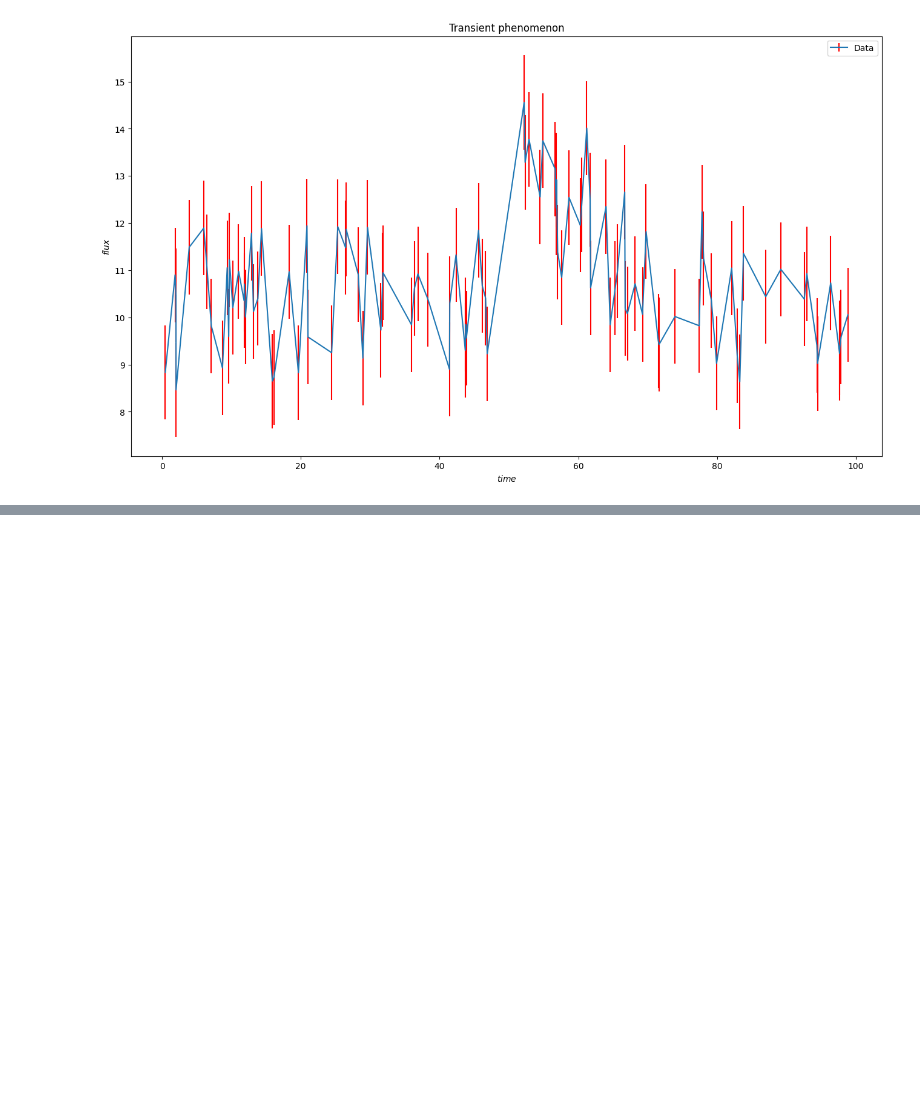
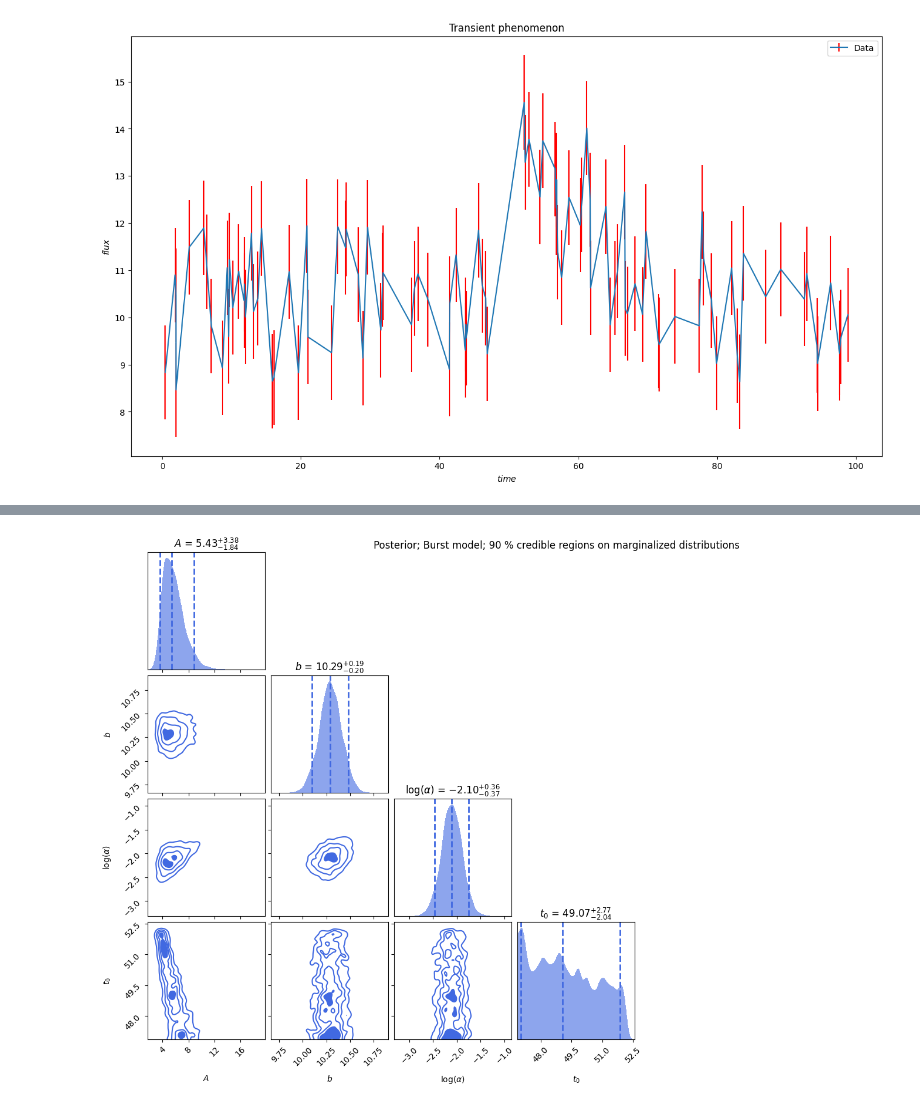
Before and after one commit to F3Solid/astrostatistics_bicocca_2024_exercises, a Jupyter notebook: L12/transient_universe.ipynb, the cells around one changed output, grey strips where cells are left out. Drawn from its saved outputs; the diff is of its cells as text; code cells hidden in the pictures; blank space fills up the shorter version.

```diff
--- a/L12/transient_universe.ipynb
+++ b/L12/transient_universe.ipynb
@@ -325,0 +258,16 @@ plt.show()
+# %%
+# Corner plot
+cfig, caxes = dyplot.cornerplot(burst_sresults,
+                                labels=par_labels['burst'],
+                                show_titles=True,
+                                color='royalblue',
+                                quantiles=quantiles,
+                                title_quantiles=quantiles)
+
+cfig.suptitle("Posterior; " +
+              model_title_labels['burst'] +
+              "; 90 % credible regions on marginalized distributions", horizontalalignment='left')
+
+plt.show()
+# %% [output]
+[figure, added]
```
Also changed, not shown: parts of 48 cells of this notebook.
